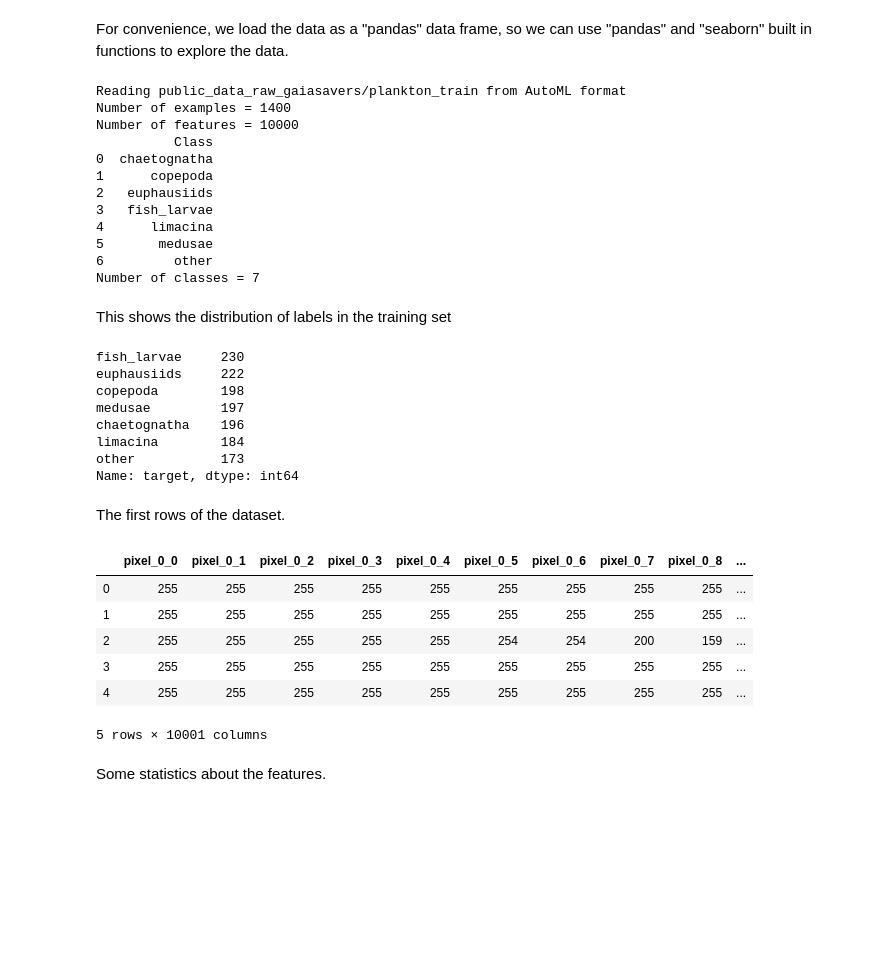
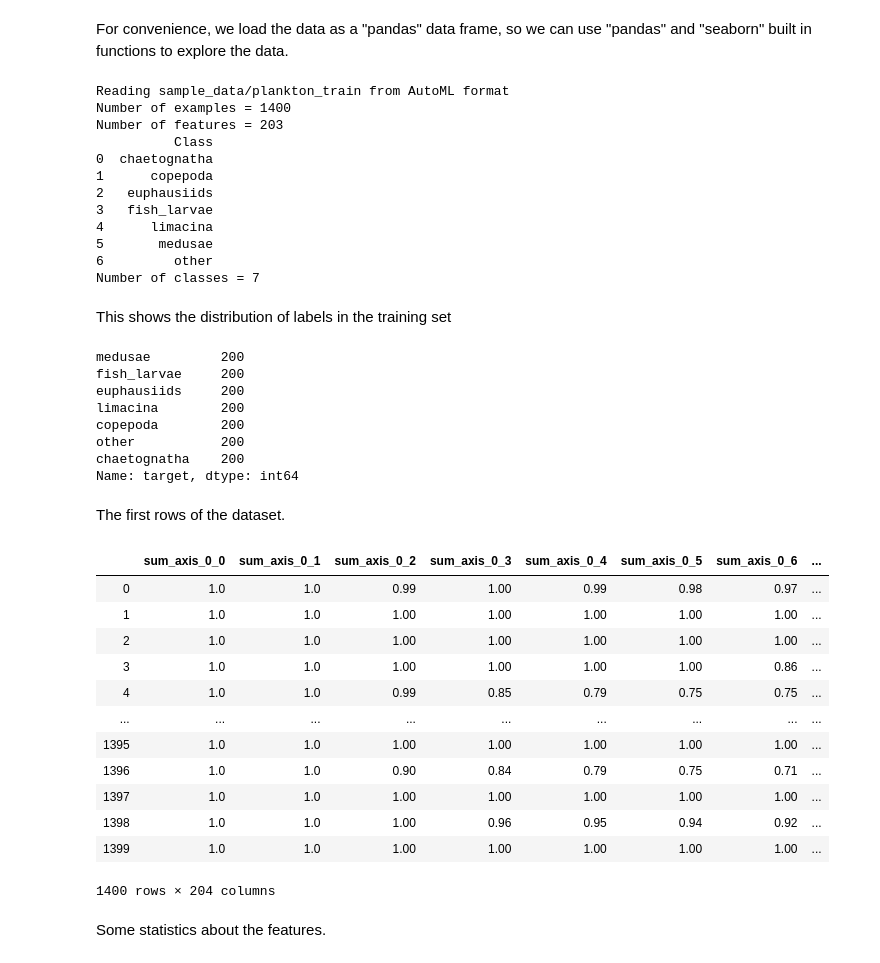
Before and after one commit to adblackx/PLANKTON, a Jupyter notebook: starting_kit/README_Preprocessing.ipynb, the cells around one changed output. Drawn from its saved outputs; the diff is of its cells as text; code cells hidden in the pictures; blank space fills up the shorter version.

```diff
--- a/starting_kit/README_Preprocessing.ipynb
+++ b/starting_kit/README_Preprocessing.ipynb
@@ -58,8 +58,8 @@ We provide sample_data with the starting kit, but to prepare your submission, yo
     <span style="color:red"> Just change the data name in the block below. In the rest of the section, replace the sample plots by anything you want. </span>
 </div>
 # %%
-#data_dir = 'sample_data'              # Change this to the directory where you put the input data
-data_dir = 'public_data_raw_gaiasavers'          # The sample_data directory should contain only a very small subset of the data
+data_dir = 'sample_data'              # Change this to the directory where you put the input data
+#data_dir = 'public_data_raw_gaiasavers'          # The sample_data directory should contain only a very small subset of the data
 data_name = 'plankton'
 !ls $data_dir*
 # %% [output]
@@ -101,9 +99,9 @@ For convenience, we load the data as a "pandas" data frame, so we can use "panda
 from data_io import read_as_df
 data = read_as_df(data_dir  + '/' + data_name)                # The data are loaded as a Pandas Data Frame
 # %% [output]
-Reading public_data_raw_gaiasavers/plankton_train from AutoML format
+Reading sample_data/plankton_train from AutoML format
 Number of examples = 1400
-Number of features = 10000
+Number of features = 203
           Class
 0  chaetognatha
 1      copepoda
@@ -118,26 +116,32 @@ This shows the distribution of labels in the training set
 # %%
 data['target'].value_counts()
 # %% [output]
-fish_larvae     230
-euphausiids     222
-copepoda        198
-medusae         197
-chaetognatha    196
-limacina        184
-other           173
+medusae         200
+fish_larvae     200
+euphausiids     200
+limacina        200
+copepoda        200
+other           200
+chaetognatha    200
 Name: target, dtype: int64
 # %% [markdown]
 The first rows of the dataset.
 # %%
-data.head()
+data
 # %% [output]
-|  | pixel_0_0 | pixel_0_1 | pixel_0_2 | pixel_0_3 | pixel_0_4 | pixel_0_5 | pixel_0_6 | pixel_0_7 | pixel_0_8 | ... |
-| 0 | 255 | 255 | 255 | 255 | 255 | 255 | 255 | 255 | 255 | ... |
-| 1 | 255 | 255 | 255 | 255 | 255 | 255 | 255 | 255 | 255 | ... |
-| 2 | 255 | 255 | 255 | 255 | 255 | 254 | 254 | 200 | 159 | ... |
-| 3 | 255 | 255 | 255 | 255 | 255 | 255 | 255 | 255 | 255 | ... |
-| 4 | 255 | 255 | 255 | 255 | 255 | 255 | 255 | 255 | 255 | ... |
+|  | sum_axis_0_0 | sum_axis_0_1 | sum_axis_0_2 | sum_axis_0_3 | sum_axis_0_4 | sum_axis_0_5 | sum_axis_0_6 | ... |
+| 0 | 1.0 | 1.0 | 0.99 | 1.00 | 0.99 | 0.98 | 0.97 | ... |
+| 1 | 1.0 | 1.0 | 1.00 | 1.00 | 1.00 | 1.00 | 1.00 | ... |
+| 2 | 1.0 | 1.0 | 1.00 | 1.00 | 1.00 | 1.00 | 1.00 | ... |
+| 3 | 1.0 | 1.0 | 1.00 | 1.00 | 1.00 | 1.00 | 0.86 | ... |
+| 4 | 1.0 | 1.0 | 0.99 | 0.85 | 0.79 | 0.75 | 0.75 | ... |
+| ... | ... | ... | ... | ... | ... | ... | ... | ... |
+| 1395 | 1.0 | 1.0 | 1.00 | 1.00 | 1.00 | 1.00 | 1.00 | ... |
+| 1396 | 1.0 | 1.0 | 0.90 | 0.84 | 0.79 | 0.75 | 0.71 | ... |
+| 1397 | 1.0 | 1.0 | 1.00 | 1.00 | 1.00 | 1.00 | 1.00 | ... |
+| 1398 | 1.0 | 1.0 | 1.00 | 0.96 | 0.95 | 0.94 | 0.92 | ... |
+| 1399 | 1.0 | 1.0 | 1.00 | 1.00 | 1.00 | 1.00 | 1.00 | ... |
-5 rows × 10001 columns
+1400 rows × 204 columns
 # %% [markdown]
 Some statistics about the features.
 # %%
```
Also changed, not shown: parts of 2 cells of this notebook.
